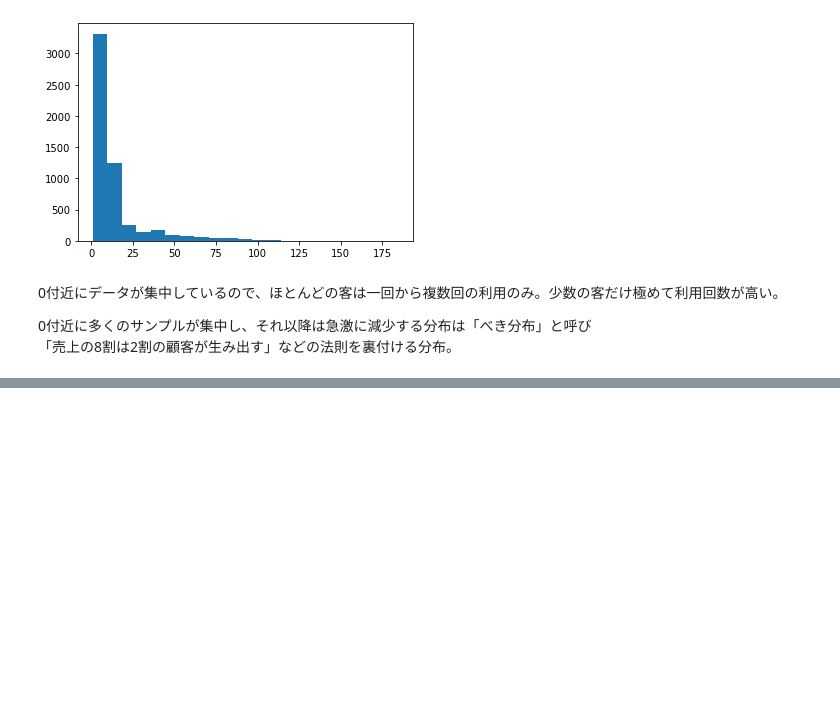
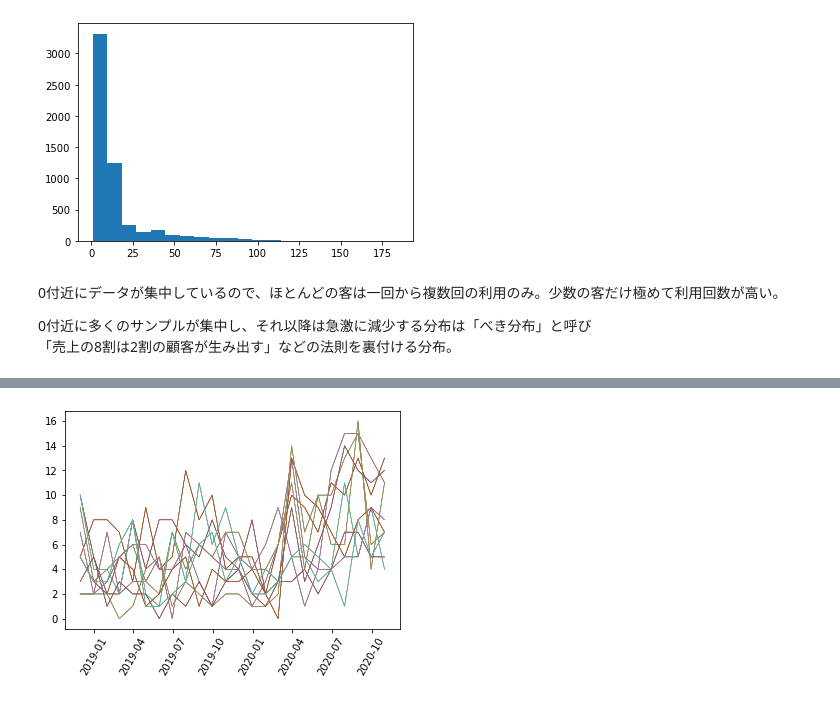
Before and after one commit to sdaigo/math-python, a Jupyter notebook: accomodation/accomodation.ipynb, the cells around one changed output, grey strips where cells are left out. Saved outputs shown, nothing was run; the diff lists cells and outputs as text; code cells hidden in the pictures; blank space fills up the shorter version.

```diff
--- a/accomodation/accomodation.ipynb
+++ b/accomodation/accomodation.ipynb
@@ -92,0 +226,4 @@ plt.show()
+# %%
+for rank in range(10):
+    id = df['顧客ID'].value_counts().index[rank]
+    print(df[df['顧客ID'] == id])
@@ -92,0 +248,11 @@ plt.show()
+# %%
+import matplotlib.pyplot as plt
+
+for rank in range(10):
+    id = df["顧客ID"].value_counts().index[rank]
+    plt.plot(df[df["顧客ID"] == id].resample("M").count(), linewidth=0.5)
+
+plt.xticks(rotation=60)
+plt.show()
+# %% [output]
+[figure, added]
```
Also changed, not shown: parts of 12 cells of this notebook.
